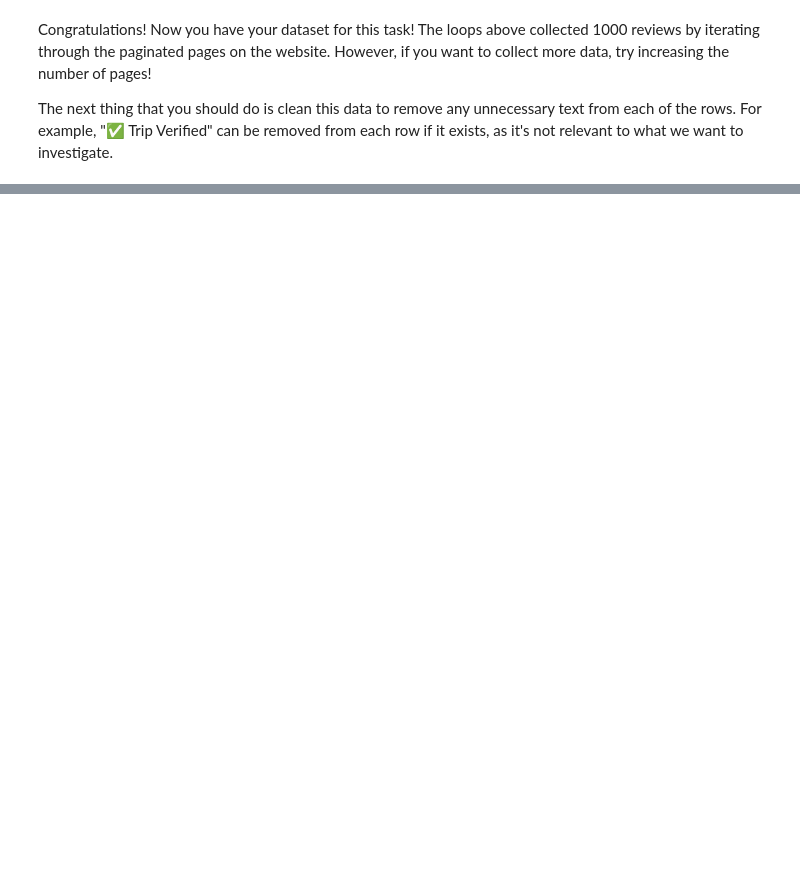
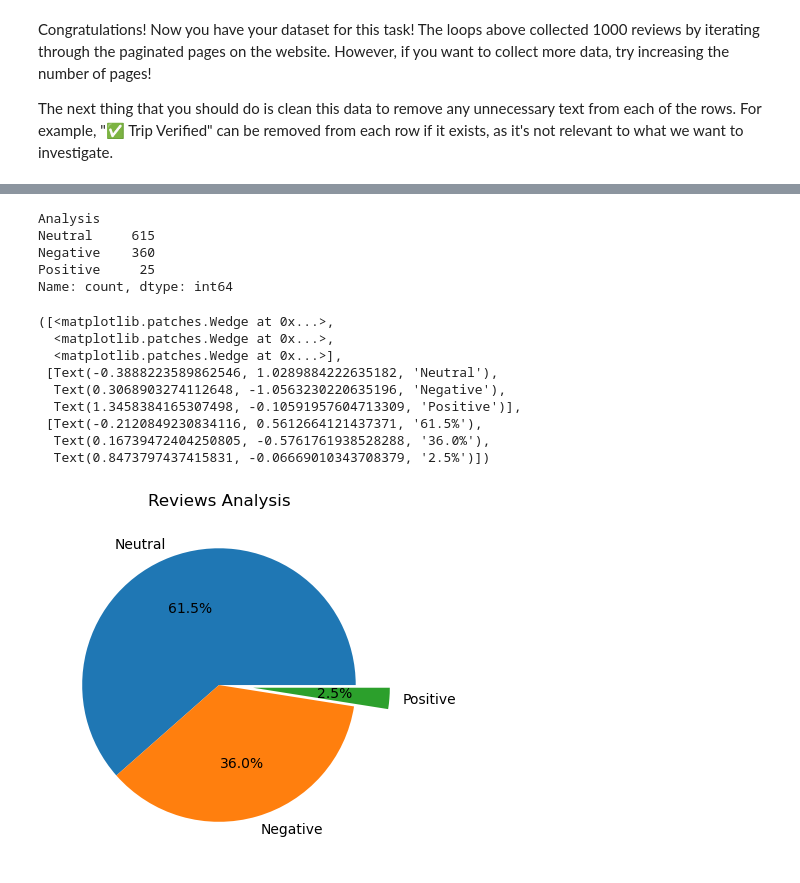
Before and after one commit to SakinaJaffri/British_Airway_Virtual_Internship, a Jupyter notebook: british_airways_task1.ipynb, the cells around one changed output, grey strips where cells are left out. Cells and saved outputs as stored; diff of their text form; code cells hidden in the pictures; blank space fills up the shorter version.

```diff
--- a/british_airways_task1.ipynb
+++ b/british_airways_task1.ipynb
@@ -81,0 +140,14 @@ Congratulations! Now you have your dataset for this task! The loops above collec
+# %%
+# Remove '✅ Trip Verified | '
+def remove_prefix(review):
+    prefix = '✅ Trip Verified | '
+    if review.startswith(prefix):
+        return review[len(prefix):]
+    else:
+        return review
+
+# Applying the function to the "reviews" column
+df['reviews'] = df['reviews'].apply(remove_prefix)
+
+# Displaying the dataframe with the prefix removed
+print(df)
@@ -81,0 +191,5 @@ Congratulations! Now you have your dataset for this task! The loops above collec
+# %%
+from textblob import TextBlob
+
+df['sentiment_polarity'] = df['reviews'].apply(lambda x: TextBlob(x).sentiment.polarity)
+df['sentiment_subjectivity'] = df['reviews'].apply(lambda x: TextBlob(x).sentiment.subjectivity)
@@ -81,0 +253,11 @@ Congratulations! Now you have your dataset for this task! The loops above collec
+# %%
+# function to analyse
+def vader_analysis(compound):
+    if compound >= 0.5:
+        return 'Positive'
+    elif compound < 0 :
+        return 'Negative'
+    else:
+        return 'Neutral'
+df['Analysis'] = df['sentiment_polarity'].apply(vader_analysis)
+df.head()
@@ -81,0 +271,28 @@ Congratulations! Now you have your dataset for this task! The loops above collec
+# %%
+vader_counts = df['Analysis'].value_counts()
+vader_counts
+# %% [output]
+Analysis
+Neutral     615
+Negative    360
+Positive     25
+Name: count, dtype: int64
+# %%
+import matplotlib.pyplot as plt
+%matplotlib inline
+plt.figure(figsize=(15,7))
+
+plt.subplot(1,3,2)
+plt.title("Reviews Analysis")
+plt.pie(vader_counts.values, labels = vader_counts.index, explode = (0, 0, 0.25), autopct='%1.1f%%', shadow=False)
+# %% [output]
+([<matplotlib.patches.Wedge at 0x...>,
+  <matplotlib.patches.Wedge at 0x...>,
+  <matplotlib.patches.Wedge at 0x...>],
+ [Text(-0.3888223589862546, 1.0289884222635182, 'Neutral'),
+  Text(0.3068903274112648, -1.0563230220635196, 'Negative'),
+  Text(1.3458384165307498, -0.10591957604713309, 'Positive')],
+ [Text(-0.2120849230834116, 0.5612664121437371, '61.5%'),
+  Text(0.16739472404250805, -0.5761761938528288, '36.0%'),
+  Text(0.8473797437415831, -0.06669010343708379, '2.5%')])
+[figure, added]
```
Also changed, not shown: parts of 32 cells of this notebook, 1 other file.
